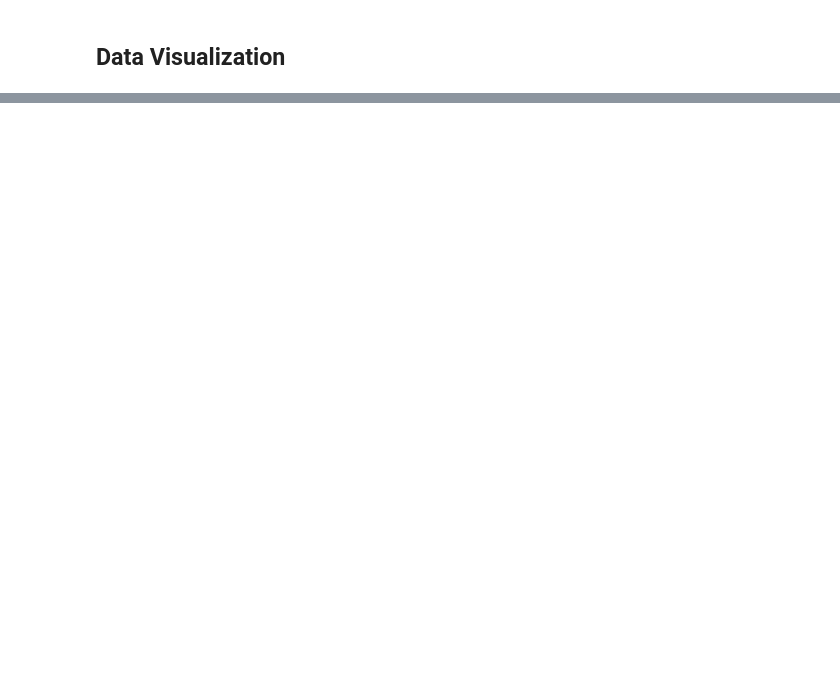
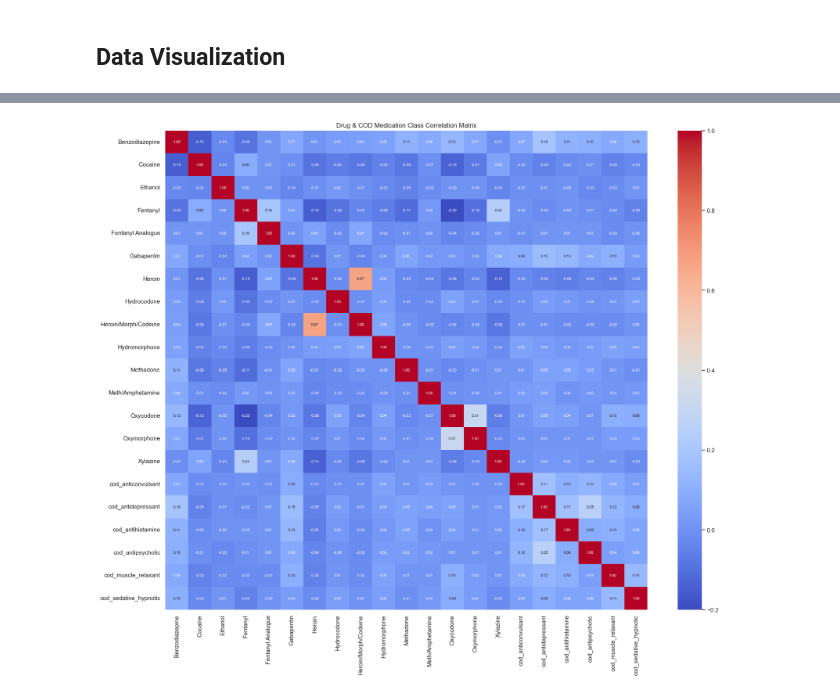
Before and after one commit to Sarah-Eden/drug-related-mortality-clustering, a Jupyter notebook: drug-related-mortality-clustering.ipynb, the cells around one changed output, grey strips where cells are left out. Drawn from its saved outputs; the diff is of its cells as text; code cells hidden in the pictures; blank space fills up the shorter version.

```diff
--- a/drug-related-mortality-clustering.ipynb
+++ b/drug-related-mortality-clustering.ipynb
@@ -512,0 +606,10 @@ drug_cols = list(df_clean.columns[25:42]) + ['Buprenorphine', 'PCP']
+# %%
+cluster_features = drug_cols + cod_cols
+fig, ax = plt.subplots(figsize=(20, 16))
+sns.heatmap(df_clean[cluster_features].corr().round(2),
+            annot=True, cmap='coolwarm', fmt='.2f', ax=ax, annot_kws={'size': 7})
+ax.set_title('Drug & COD Medication Class Correlation Matrix')
+
+plt.show()
+# %% [output]
+[figure, added]
```
Also changed, not shown: parts of 49 cells of this notebook, 2 other files.
